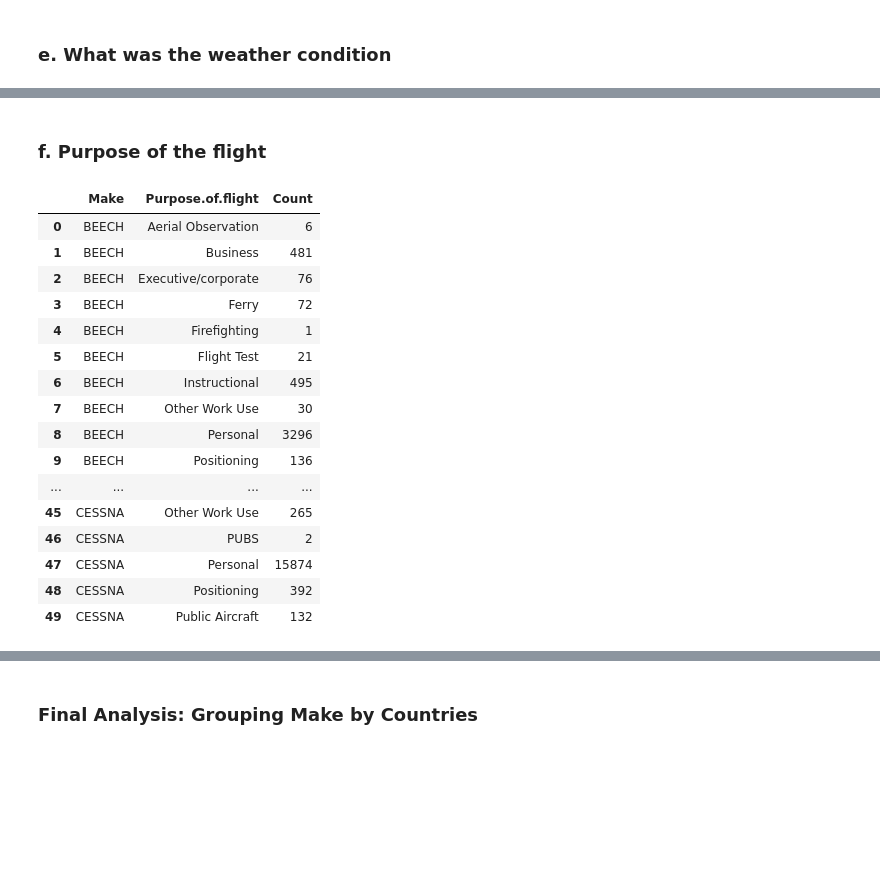
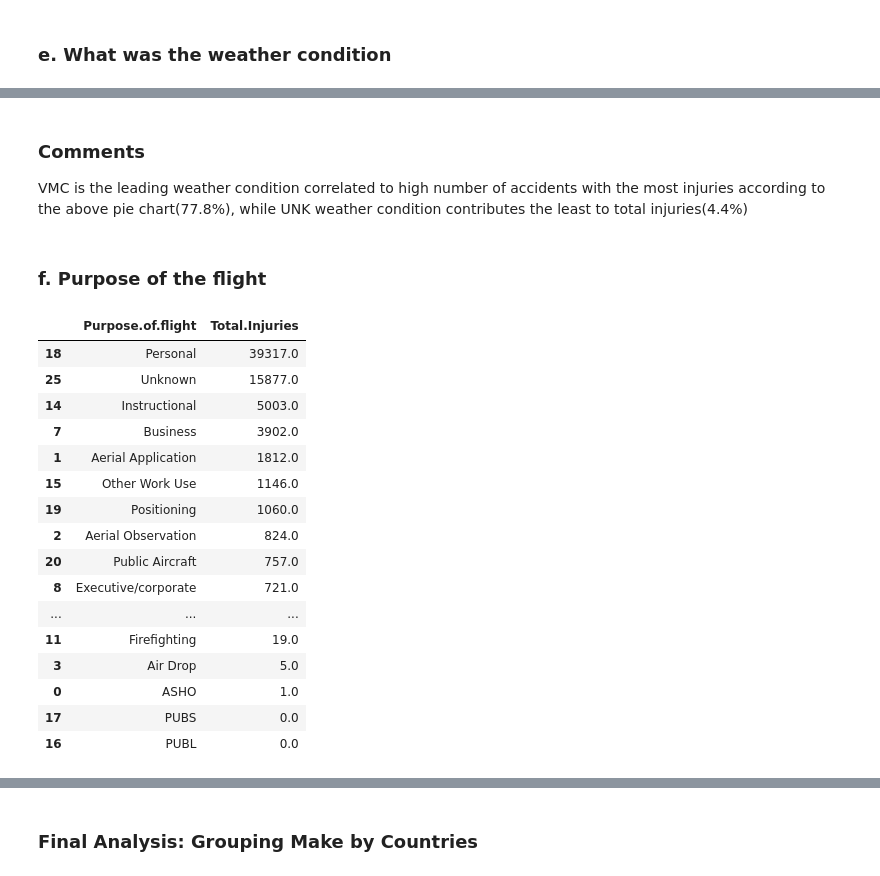
Before and after one commit to Namnyak/FINAL-PROJECT, a Jupyter notebook: FINAL_PROJECT.ipynb, the cells around one changed output, grey strips where cells are left out. Drawn from its saved outputs; the diff is of its cells as text; code cells hidden in the pictures; blank space fills up the shorter version.

```diff
--- a/FINAL_PROJECT.ipynb
+++ b/FINAL_PROJECT.ipynb
@@ -415,0 +405,4 @@ Length: 88889, dtype: bool
+# %%
+aircraft_data = aircraft_data.drop_duplicates()
+duplicates = aircraft_data.duplicated().sum()
+duplicates
@@ -539,5 +487,4 @@ which of these makes recorded the highest total injuries and which had the highe
 ### Creating a new column of 'Total.Injuries
 # %%
 # Calculating total injuries (fatal, serious, minor) to assess severity
-df['Total.Injuries'] = df['Total.Fatal.Injuries'] + df['Total.Serious.Injuries'] + df['Total.Minor.Injuries']
-df.loc[:, 'Total.Injuries']
+aircraft_data.loc[:,'Total.Injuries'] = aircraft_data['Total.Fatal.Injuries'] + aircraft_data['Total.Serious.Injuries'] + aircraft_data['Total.Minor.Injuries']
@@ -557,9 +490,0 @@ Name: Total.Injuries, Length: 88889, dtype: float64
-# %%
-#adding the new column to the selected columns
-relevant_columns = [
-    'Weather.Condition', 'Event.Date', 'Country', 'Aircraft.damage',
-    'Make', 'Model', 'Amateur.Built', 'Number.of.Engines', 'Engine.Type',
-    'Total.Fatal.Injuries', 'Total.Serious.Injuries', 'Total.Minor.Injuries', 'Total.Uninjured','Purpose.of.flight','Total.Injuries'
-]
-aircraft_data = df[relevant_columns]
-aircraft_data
@@ -810,0 +706,10 @@ make_weather_counts
+# %%
+#want to plot Weather condition against highest number of total injuries
+aircraft_data.loc[:,'Weather.Condition'] = aircraft_data['Weather.Condition'].str.upper()
+
+# Group by 'Weather Condition' and sum the 'Total.Injuries'
+weather_condition_injuries = aircraft_data.groupby('Weather.Condition')['Total.Injuries'].sum().reset_index()
+
+# Sort by Total Injuries and select top  weather conditions
+top_weather_conditions = weather_condition_injuries.sort_values(by='Total.Injuries', ascending=False)
+top_weather_conditions
@@ -811,30 +736,32 @@ make_weather_counts
+# %% [markdown]
+### Comments
+VMC is the leading weather condition correlated to high number of accidents with the most injuries according to the above pie chart(77.8%), while UNK weather condition contributes the least to total injuries(4.4%)
 # %% [markdown]
 ### f. Purpose of the flight
 # %%
-#purpose of the flight group by 'Make'
-common_makes = ['BOEING', 'PIPER', 'BEECH', 'CESSNA']
 
-# Filter data for common makes
-filtered_data = aircraft_data[aircraft_data['Make'].isin(common_makes)]
 
-# Count frequencies of Make by Weather.Condition
-make_purpose_counts = filtered_data.groupby(['Make', 'Purpose.of.flight']).size().reset_index(name='Count').head(50)
-make_purpose_counts
+# Group by 'Weather Condition' and sum the 'Total.Injuries'
+make_purpose_counts = aircraft_data.groupby('Purpose.of.flight')['Total.Injuries'].sum().reset_index()
+
+
+top_10_make_purpose_counts = make_purpose_counts.sort_values(by='Total.Injuries', ascending=False).head(50)
+top_10_make_purpose_counts
 # %% [output]
-|  | Make | Purpose.of.flight | Count |
-| 0 | BEECH | Aerial Observation | 6 |
-| 1 | BEECH | Business | 481 |
-| 2 | BEECH | Executive/corporate | 76 |
-| 3 | BEECH | Ferry | 72 |
-| 4 | BEECH | Firefighting | 1 |
-| 5 | BEECH | Flight Test | 21 |
-| 6 | BEECH | Instructional | 495 |
-| 7 | BEECH | Other Work Use | 30 |
-| 8 | BEECH | Personal | 3296 |
-| 9 | BEECH | Positioning | 136 |
-| ... | ... | ... | ... |
-| 45 | CESSNA | Other Work Use | 265 |
-| 46 | CESSNA | PUBS | 2 |
-| 47 | CESSNA | Personal | 15874 |
-| 48 | CESSNA | Positioning | 392 |
-| 49 | CESSNA | Public Aircraft | 132 |
+|  | Purpose.of.flight | Total.Injuries |
+| 18 | Personal | 39317.0 |
+| 25 | Unknown | 15877.0 |
+| 14 | Instructional | 5003.0 |
+| 7 | Business | 3902.0 |
+| 1 | Aerial Application | 1812.0 |
+| 15 | Other Work Use | 1146.0 |
+| 19 | Positioning | 1060.0 |
+| 2 | Aerial Observation | 824.0 |
+| 20 | Public Aircraft | 757.0 |
+| 8 | Executive/corporate | 721.0 |
+| ... | ... | ... |
+| 11 | Firefighting | 19.0 |
+| 3 | Air Drop | 5.0 |
+| 0 | ASHO | 1.0 |
+| 17 | PUBS | 0.0 |
+| 16 | PUBL | 0.0 |
```
Also changed, not shown: parts of 37 cells of this notebook, 13 other files.
